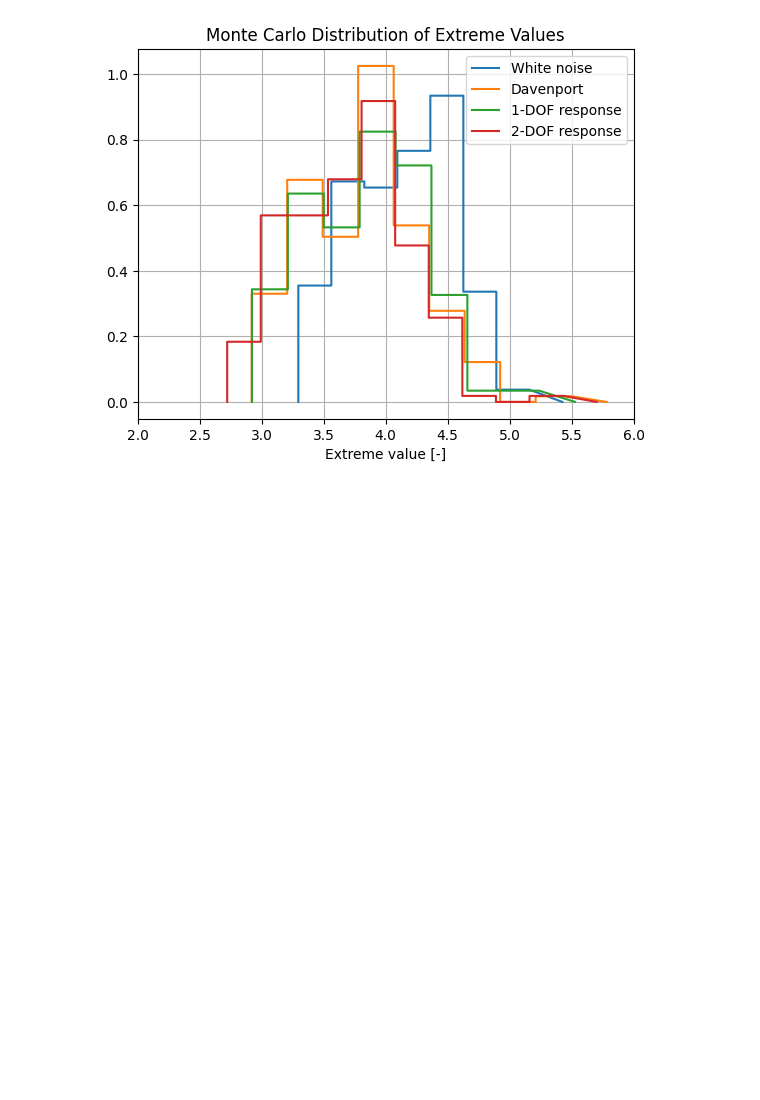
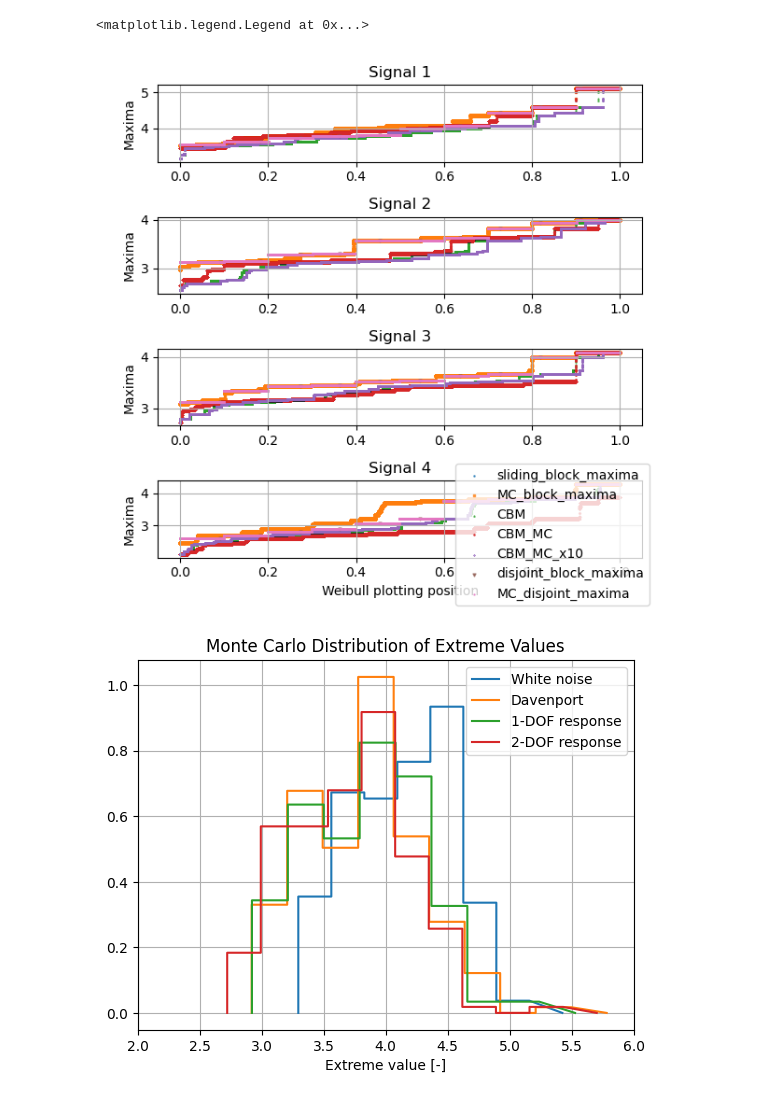
Before and after one commit to vincentdenoel/Nick-Cooke-Mayne, a Jupyter notebook: main.ipynb, the cells around one changed output. Saved outputs shown, nothing was run; the diff lists cells and outputs as text; code cells hidden in the pictures; blank space fills up the shorter version.

Commit message:
demonstrating different block maxima techniques on sample data

```diff
--- a/main.ipynb
+++ b/main.ipynb
@@ -68,3 +70,56 @@ plt.show()
+# %%
+n_blocks = 10
+k = 2
+r = int(len(X)/n_blocks/k)
+T, N = X.shape
+np.random.seed(0)
+maximas = {}
+block_max = lambda x: np.max(x, axis=-1)
+
+maximas["sliding_block_maxima"] = nf.sample_blocks(X.T, T//n_blocks, random=False, circular=True, step = 1, func=block_max)
+
+mc_indices = np.random.randint(0, T, T)
+maximas["MC_block_maxima"] = maximas["sliding_block_maxima"][mc_indices]
+
+maximas["CBM"] = nf.CBM(X.T, r, k = k, circular=False, step = 1)
+mc_indices = np.random.randint(0, n_blocks, n_blocks)
+maximas["CBM_MC"] = maximas["CBM"][:,mc_indices,:].reshape(-1, N)
+mc_indices = np.random.randint(0, n_blocks, n_blocks*10)
+maximas["CBM_MC_x10"] = maximas["CBM"][:,mc_indices,:].reshape(-1, N)
+maximas["CBM"] = maximas["CBM"].reshape(-1, N)
+
+maximas["disjoint_block_maxima"] = nf.sample_blocks(X.T, T//n_blocks, random=False, circular=True, step = None, func=block_max)
+mc_indices = np.random.randint(0, n_blocks, T)
+maximas["MC_disjoint_maxima"] = maximas["disjoint_block_maxima"][mc_indices]
+
+fig, axs = plt.subplots(X.shape[1], 1, figsize=(6, 6), layout='tight', dpi = 100)
+axs = axs.flatten()
+for i in range(X.shape[1]):
+    ax = axs[i]
+    ax.set_title(f"Signal {i+1}")
+    if i == X.shape[1] - 1:
+        ax.set_xlabel("Weibull plotting position")
+    ax.set_ylabel("Maxima")
+    ax.grid(True)
+    plot_symbols = ['o', 's', '^', 'D', 'x', 'v', 'p', '*', 'h', '+', 'D']
+
+    for j, (name, maxima) in enumerate(maximas.items()):
+        # Get the maxima for the current signal
+        signal_maxima = maxima[:, i]
+        n_maxima = len(signal_maxima)
+        m = np.arange(1, n_maxima + 1)
+        p = m/(n_maxima + 1)
+        y = np.sort(signal_maxima)
+
+        # Show label only in first plot
+        label = name if i == 0 else None
+        size = 10 / np.log(n_maxima)
+        ax.scatter(p, y, label=label, s=size, marker=plot_symbols[j], alpha=0.7)
+
+fig.legend(loc='lower right')
+# %% [output]
+<matplotlib.legend.Legend at 0x...>
+[figure, added]
 # %%
 # Initialize or load data
 dothis = False  # Perform the Monte Carlo simulation (could be long)
```
Also changed, not shown: parts of 4 cells of this notebook.
